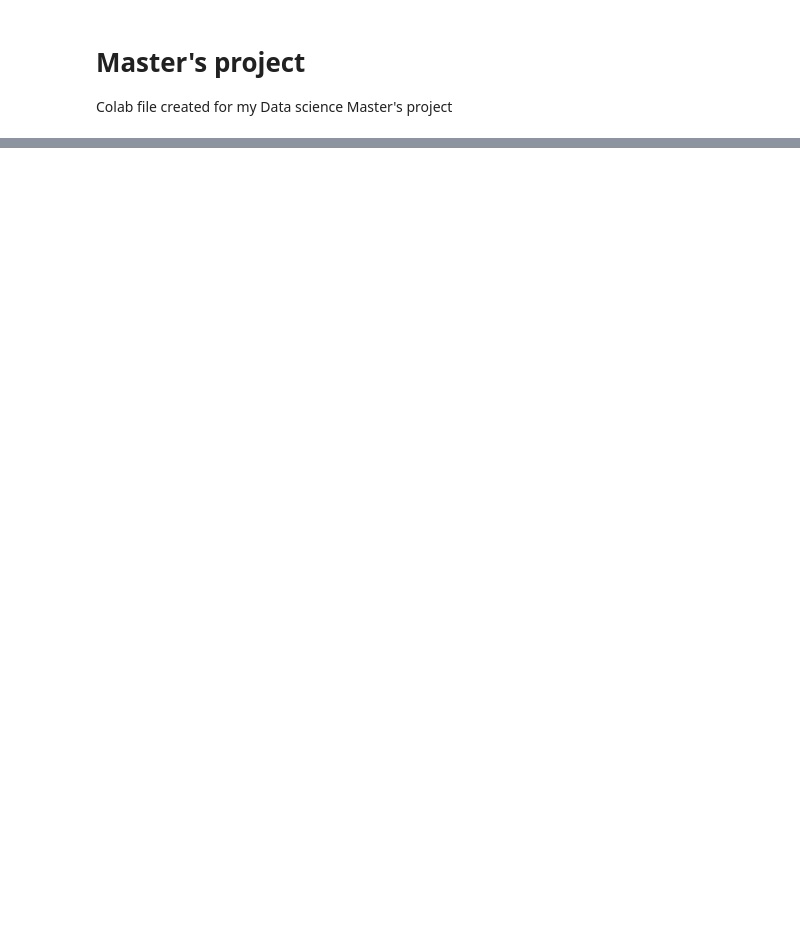
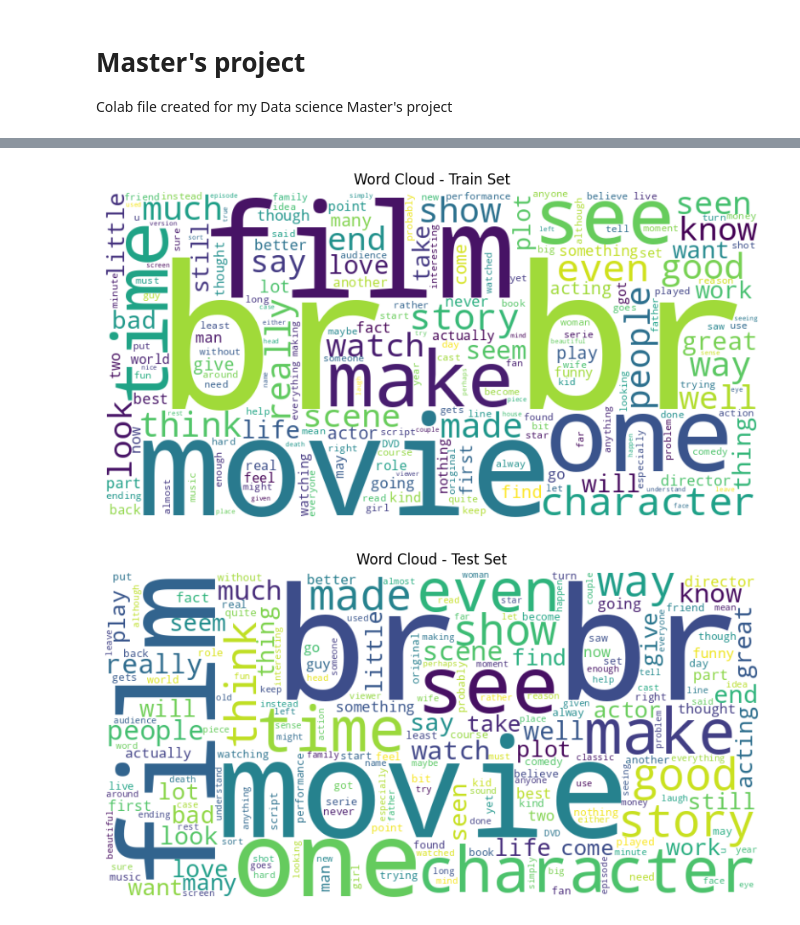
Before and after one commit to gobucbabu/Master-s-project, a Jupyter notebook: mastersproject_22019388.ipynb, the cells around one changed output, grey strips where cells are left out. Drawn from its saved outputs; the diff is of its cells as text; code cells hidden in the pictures; blank space fills up the shorter version.

```diff
--- a/mastersproject_22019388.ipynb
+++ b/mastersproject_22019388.ipynb
@@ -90,0 +143,14 @@ Quote data sample:
+# %%
+# Sentiment word analysis
+import pandas as pd
+
+sentiment_words = {'positive': ['good', 'great', 'excellent'], 'negative': ['bad', 'awful', 'terrible']}
+for sentiment, words in sentiment_words.items():
+    for split in ['train', 'test']:
+        df = pd.DataFrame(dataset[split])
+        counts = [df['text'].str.count(word).sum() for word in words]
+        plt.figure(figsize=(8, 4))
+        sns.barplot(x=words, y=counts)
+        plt.title(f"{sentiment.capitalize()} Word Frequency - {split.capitalize()}")
+        plt.ylabel("Count")
+        plt.show()
@@ -90,0 +162,16 @@ Quote data sample:
+# %%
+# Wordcloud visualisation
+def generate_wordcloud(text, title):
+    plt.figure(figsize=(10, 5))
+    wordcloud = WordCloud(width=800, height=400, background_color='white').generate(text)
+    plt.imshow(wordcloud, interpolation='bilinear')
+    plt.axis('off')
+    plt.title(title)
+    plt.show()
+
+for split in ['train', 'test']:
+    text = ' '.join(dataset[split]['text'])
+    generate_wordcloud(text, f"Word Cloud - {split.capitalize()} Set")
+# %% [output]
+[figure, added]
+[figure, added]
```
Also changed, not shown: parts of 15 cells of this notebook.
